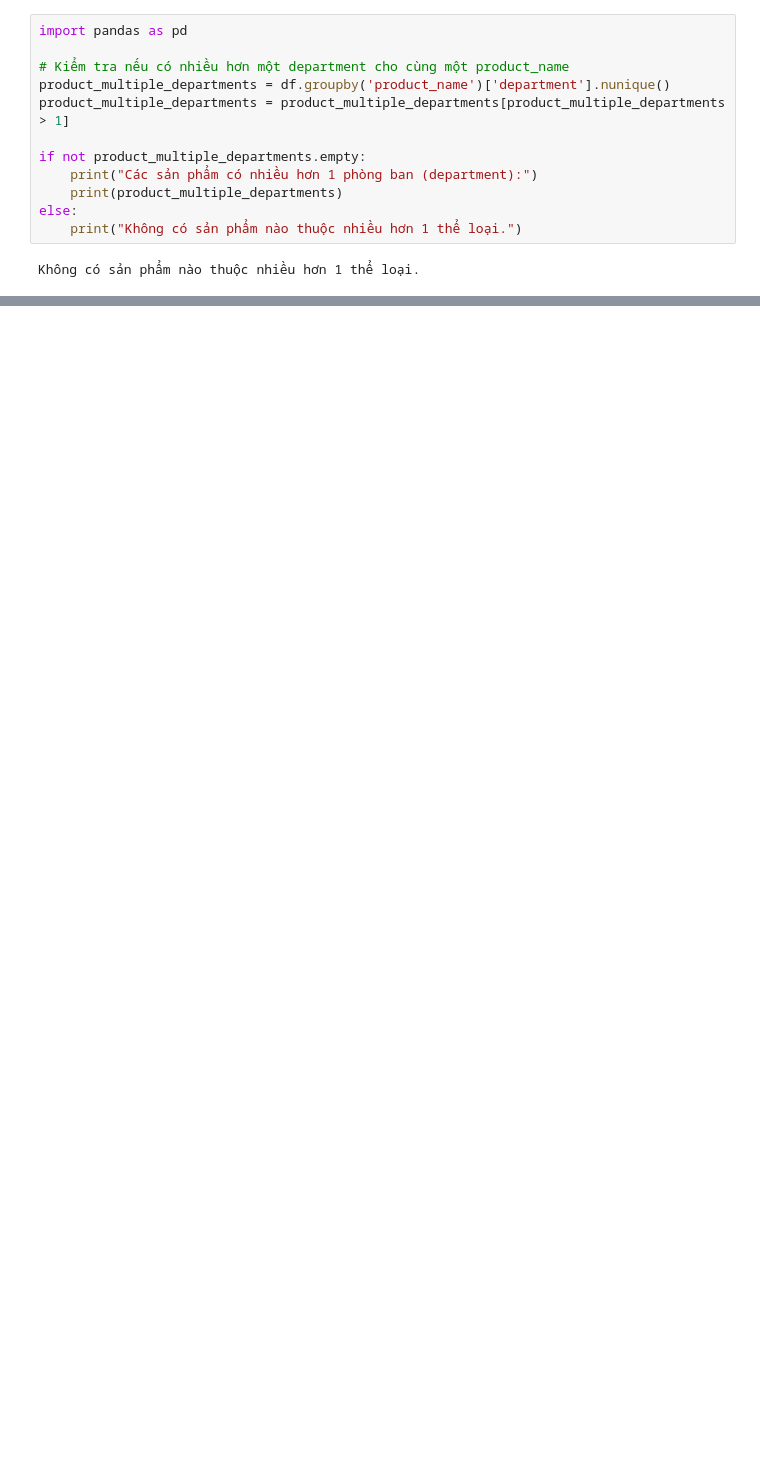
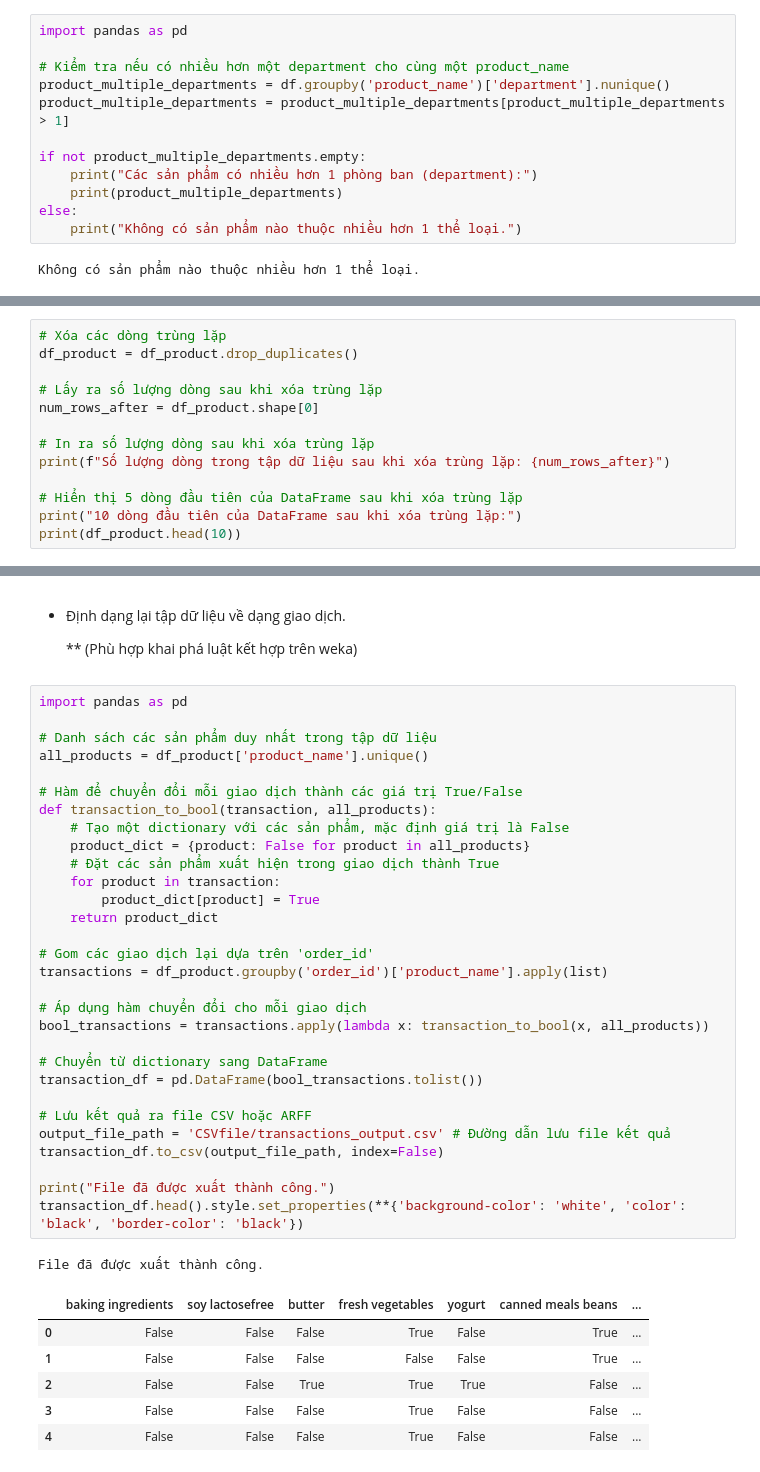
Before and after one commit to honganhss/pythonProject, a Jupyter notebook: Again.ipynb, the cells around one changed output, grey strips where cells are left out. Saved outputs shown, nothing was run; the diff lists cells and outputs as text; blank space fills up the shorter version.

```diff
--- a/Again.ipynb
+++ b/Again.ipynb
@@ -296,0 +400,13 @@ FileNotFoundError: [Errno 2] No such file or directory: 'D:\\KPDL\\pythonProject
+# %%
+# Xóa các dòng trùng lặp
+df_product = df_product.drop_duplicates()
+
+# Lấy ra số lượng dòng sau khi xóa trùng lặp
+num_rows_after = df_product.shape[0]
+
+# In ra số lượng dòng sau khi xóa trùng lặp
+print(f"Số lượng dòng trong tập dữ liệu sau khi xóa trùng lặp: {num_rows_after}")
+
+# Hiển thị 5 dòng đầu tiên của DataFrame sau khi xóa trùng lặp
+print("10 dòng đầu tiên của DataFrame sau khi xóa trùng lặp:")
+print(df_product.head(10))
@@ -296,0 +545,42 @@ FileNotFoundError: [Errno 2] No such file or directory: 'D:\\KPDL\\pythonProject
+# %% [markdown]
+* Định dạng lại tập dữ liệu về dạng giao dịch.
+
+  ** (Phù hợp khai phá luật kết hợp trên weka)
+# %%
+import pandas as pd
+
+# Danh sách các sản phẩm duy nhất trong tập dữ liệu
+all_products = df_product['product_name'].unique()
+
+# Hàm để chuyển đổi mỗi giao dịch thành các giá trị True/False
+def transaction_to_bool(transaction, all_products):
+    # Tạo một dictionary với các sản phẩm, mặc định giá trị là False
+    product_dict = {product: False for product in all_products}
+    # Đặt các sản phẩm xuất hiện trong giao dịch thành True
+    for product in transaction:
+        product_dict[product] = True
+    return product_dict
+
+# Gom các giao dịch lại dựa trên 'order_id'
+transactions = df_product.groupby('order_id')['product_name'].apply(list)
+
+# Áp dụng hàm chuyển đổi cho mỗi giao dịch
+bool_transactions = transactions.apply(lambda x: transaction_to_bool(x, all_products))
+
+# Chuyển từ dictionary sang DataFrame
+transaction_df = pd.DataFrame(bool_transactions.tolist())
+
+# Lưu kết quả ra file CSV hoặc ARFF
+output_file_path = 'CSVfile/transactions_output.csv' # Đường dẫn lưu file kết quả
+transaction_df.to_csv(output_file_path, index=False)
+
+print("File đã được xuất thành công.")
+transaction_df.head().style.set_properties(**{'background-color': 'white', 'color': 'black', 'border-color': 'black'})
+# %% [output]
+File đã được xuất thành công.
+|  | baking ingredients | soy lactosefree | butter | fresh vegetables | yogurt | canned meals beans | ... |
+| 0 | False | False | False | True | False | True | ... |
+| 1 | False | False | False | False | False | True | ... |
+| 2 | False | False | True | True | True | False | ... |
+| 3 | False | False | False | True | False | False | ... |
+| 4 | False | False | False | True | False | False | ... |
```
Also changed, not shown: parts of 49 cells of this notebook.
